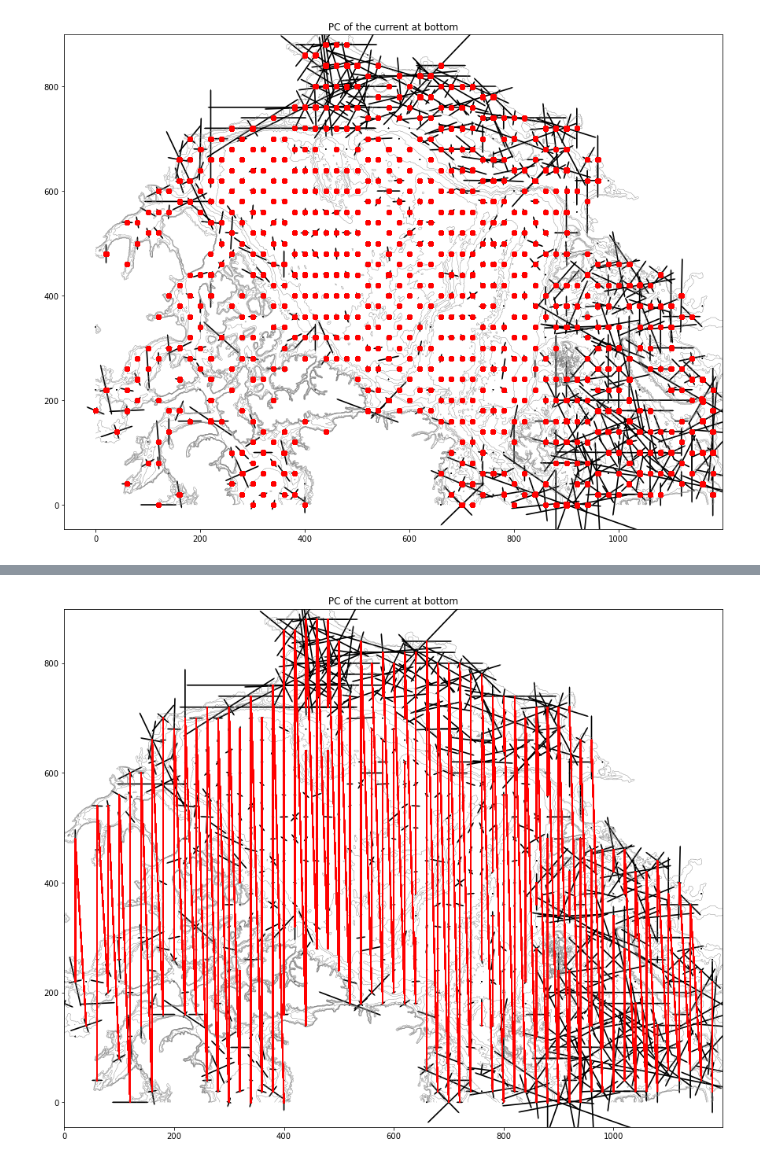
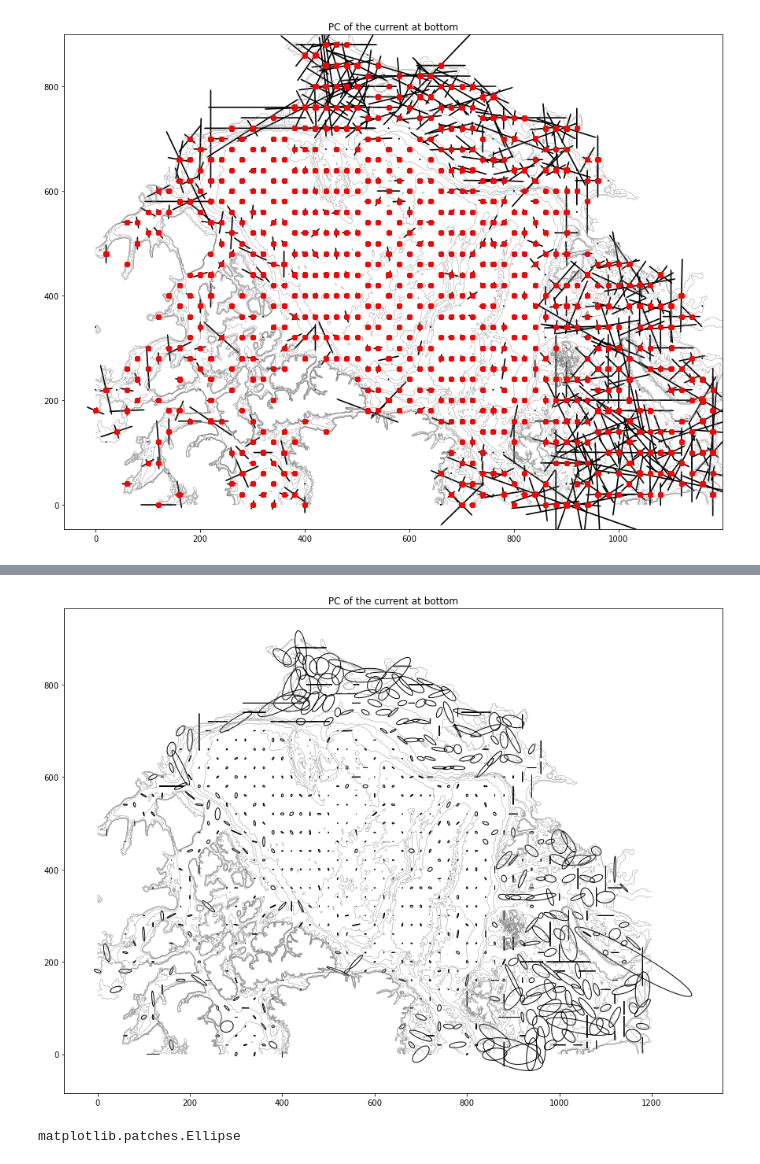
Before and after one commit to kaje2301/Master_2022, a Jupyter notebook: PC_bottom_smoothend.ipynb, the cells around one changed output, grey strips where cells are left out. Cells and saved outputs as stored; diff of their text form; code cells hidden in the pictures.

Commit message:
jobber med de jævla ellipsene vol4

```diff
--- a/PC_bottom_smoothend.ipynb
+++ b/PC_bottom_smoothend.ipynb
@@ -455,0 +456,14 @@ eymr = np.array(eymr, dtype=float)
+# %%
+fig, ax = plt.subplots(1,1,figsize=(15,15))
+n = 2
+plt.title(f'PC of the current at bottom')
+ax.contour(dset.mbathy[900:1800,200:1400], colors='grey',levels=8, linewidths=0.4)
+
+for i in range(int(len(x)/2)):
+    ax.plot((expr[i*2]*2+xe[i*2]),(eypr[i*2]*2+ye[i*2]),'k',(exmr[i*2]*2+xe[i*2]),(eymr[i*2]*2+ye[i*2]),'k')
+
+#ax.plot((expr[110]*20+xe[110]),(eypr[110]*20+ye[110]),'r',(exmr[110]*20+xe[110]),(eymr[110]*20+ye[110]),'r')
+#ax.plot((expr[610]*20+xe[610]),(eypr[610]*20+ye[610]),'r',(exmr[610]*20+xe[610]),(eymr[610]*20+ye[610]),'r')
+
+ax.set_aspect('equal')
+plt.show()
@@ -456,12 +576,31 @@ eymr = np.array(eymr, dtype=float)
+# %%
+theta_l = np.array(theta_l,dtype=float)
+minor_l = np.array(minor_l,dtype=float)
+major_l = np.array(major_l,dtype=float)
 # %%
+from matplotlib.patches import Ellipse
+
 fig, ax = plt.subplots(1,1,figsize=(15,15))
 n = 2
 plt.title(f'PC of the current at bottom')
 ax.contour(dset.mbathy[900:1800,200:1400], colors='grey',levels=8, linewidths=0.4)
 
-ax.plot((expr[::n]+xe[::n]),(eypr[::n]+ye[::n]),'r',(exmr[::2]+xe[::2]),(eymr[::n]+ye[::n]),'r')
+for i in range(int(len(x)/2)):
+    ellipse = Ellipse((x[i*2],y[i*2]),
+                      width = major_l[i*2]*2*1e3,
+                      height = minor_l[i*2]*2*1e3,
+                      angle = theta_l[i*2]*(180/math.pi),
+                      facecolor = 'none',
+                      edgecolor='k')
+    ax.add_patch(ellipse)
+
+#ax.plot((expr[::n]+xe[::n]),(eypr[::n]+ye[::n]),'r',(exmr[::2]+xe[::2]),(eymr[::n]+ye[::n]),'r')
 
 ax.set_aspect('equal')
 plt.show()
 # %% [output]
-[figure, old version]
+[figure, new version]
+# %%
+type(ellipse)
+# %% [output]
+matplotlib.patches.Ellipse
```
Also changed, not shown: parts of 3 cells of this notebook, 2 other files.
